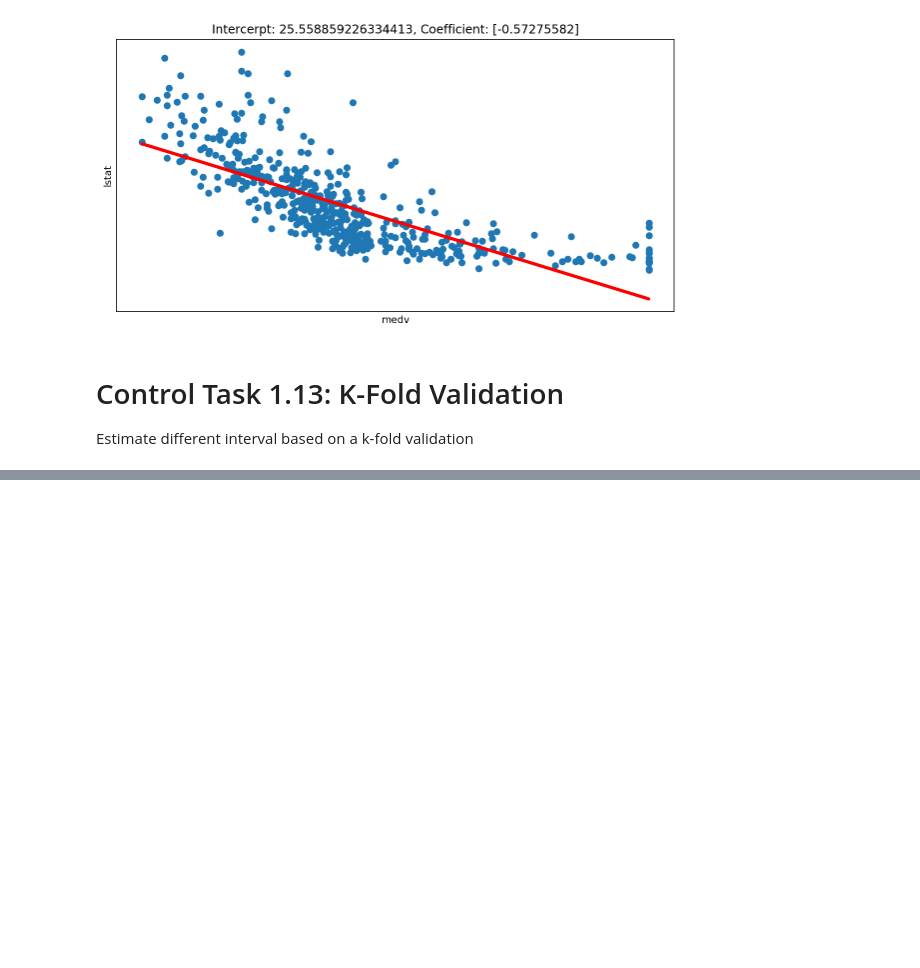
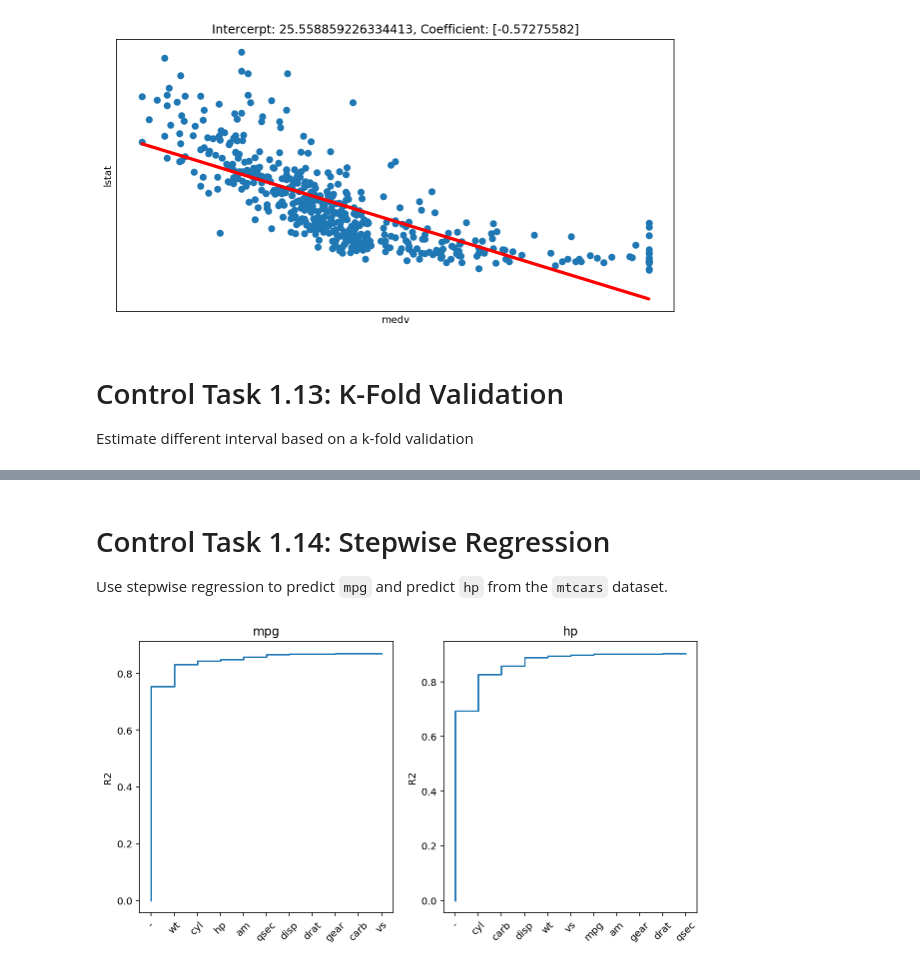
Before and after one commit to jgoerner/advanced-statistics, a Jupyter notebook: statistics/notebooks/Readingguide-1.ipynb, the cells around one changed output, grey strips where cells are left out. Saved outputs shown, nothing was run; the diff lists cells and outputs as text; code cells hidden in the pictures; blank space fills up the shorter version.

Commit message:
Include stepwise regressioN

```diff
--- a/statistics/notebooks/Readingguide-1.ipynb
+++ b/statistics/notebooks/Readingguide-1.ipynb
@@ -255,0 +259,68 @@ print("90% of Coefficients between {:.5f} and {:.5f}"
+# %% [markdown]
+# Control Task 1.14: Stepwise Regression
+Use stepwise regression to predict `mpg` and predict `hp` from the `mtcars` dataset.
+# %%
+# %load src/1-14-stepwise-regression.py
+# imports
+import matplotlib.pyplot as plt
+import os
+import pandas as pd
+
+# config
+%config InlineBackend.figure_format = 'retina'
+%matplotlib inline
+plt.rcParams["figure.figsize"] = (10, 5)
+os.chdir("/home/jovyan/work")
+
+# prepare data
+df_cars = pd.read_csv("./data/mtcars.csv")
+df_cars.drop("model", axis=1, inplace=True) # no OHE
+
+# helper function
+def stepwise_regression(df, target):
+    # prepare stepwise regression
+    lr = LinearRegression()
+    features = df.columns.tolist()
+    features.remove(target)
+    var = []
+    R2 = []
+
+    # fit stepwise
+    while len(features) != 0:
+        scores = []
+        for f in features:
+            data = (df[var + [f]], df[[target]])
+            scores.append((lr.fit(*data).score(*data), f))
+        scores.sort()
+        r2, f = scores.pop()
+        R2.append(r2)
+        var.append(f)
+        features.remove(f)
+    return var, R2
+
+# stepwise regression for mpg
+var_mpg, r2_mpg = stepwise_regression(df_cars, "mpg")
+
+# stepwise regresssion for hp
+var_hp, r2_hp = stepwise_regression(df_cars, "hp")
+
+# plots
+f, axs = plt.subplots(1, 2)
+
+# mpg plot
+axs[0].step(range(len(r2_mpg)+1), [0] + r2_mpg)
+axs[0].set_xticks(range(len(var_mpg)+1))
+axs[0].set_xticklabels(["-"] + var_mpg, rotation=45)
+axs[0].set_title("mpg")
+axs[0].set_ylabel("R2")
+
+# hp plot
+axs[1].step(range(len(r2_hp)+1), [0] + r2_hp)
+axs[1].set_xticks(range(len(var_hp)+1))
+axs[1].set_xticklabels(["-"] + var_hp, rotation=45)
+axs[1].set_title("hp")
+axs[1].set_ylabel("R2")
+
+plt.savefig("./results/1-14-stepwise-regression.png");
+# %% [output]
+[figure, added]
```
Also changed, not shown: parts of 8 cells of this notebook, 5 other files.
